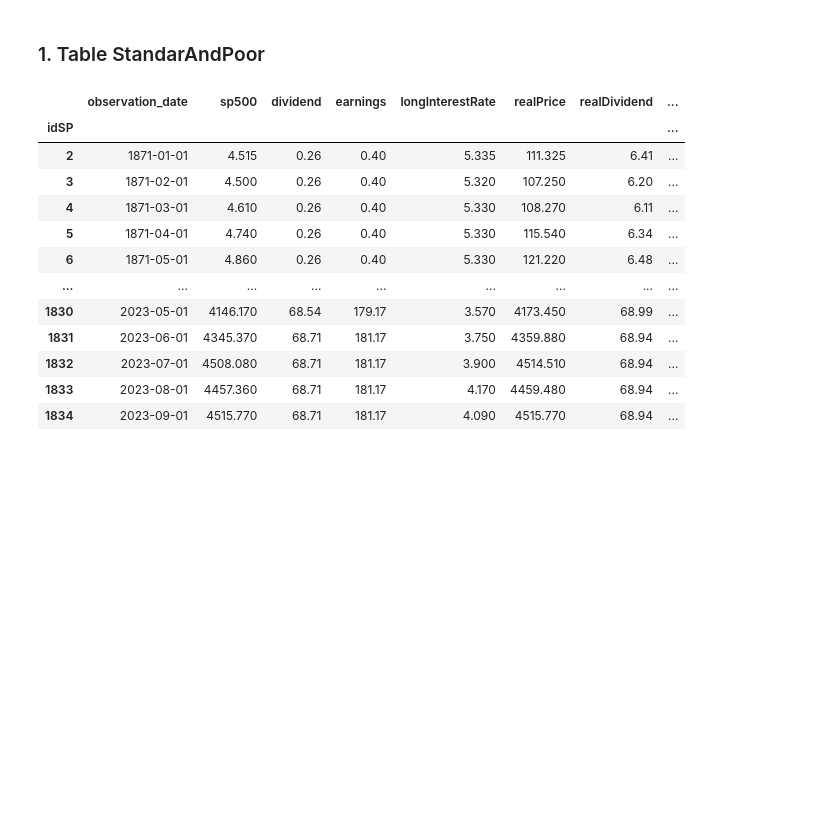
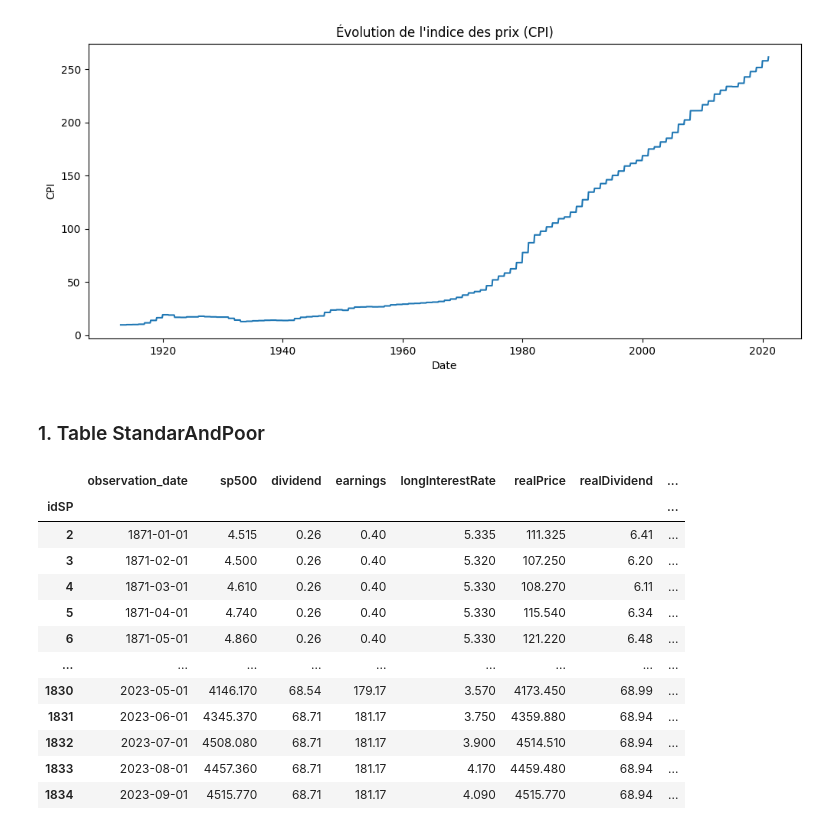
Before and after one commit to gcolpari/STOCKMARKET_PREDICTION-, a Jupyter notebook: AED.ipynb, the cells around one changed output. Saved outputs shown, nothing was run; the diff lists cells and outputs as text; code cells hidden in the pictures; blank space fills up the shorter version.

```diff
--- a/AED.ipynb
+++ b/AED.ipynb
@@ -16,3 +16,13 @@ config = {
 }
 
 bdd = mysql.connector.connect(**config)
+# %%
+inflation = pd.read_sql("SELECT * FROM inflation;", bdd)
+
+# transformer dates
+inflation["observation_date"] = pd.to_datetime(inflation["observation_date"])
+
+# ordonner
+inflation = inflation.sort_values("observation_date")
+
+inflation.head()
@@ -18,0 +36,10 @@ bdd = mysql.connector.connect(**config)
+# %%
+# Evolution du CPI dans le temp
+plt.figure(figsize=(12,5))
+plt.plot(inflation["observation_date"], inflation["CPI"])
+plt.title("Évolution de l'indice des prix (CPI)")
+plt.xlabel("Date")
+plt.ylabel("CPI")
+plt.show()
+# %% [output]
+[figure, added]
```
Also changed, not shown: parts of 3 cells of this notebook.
